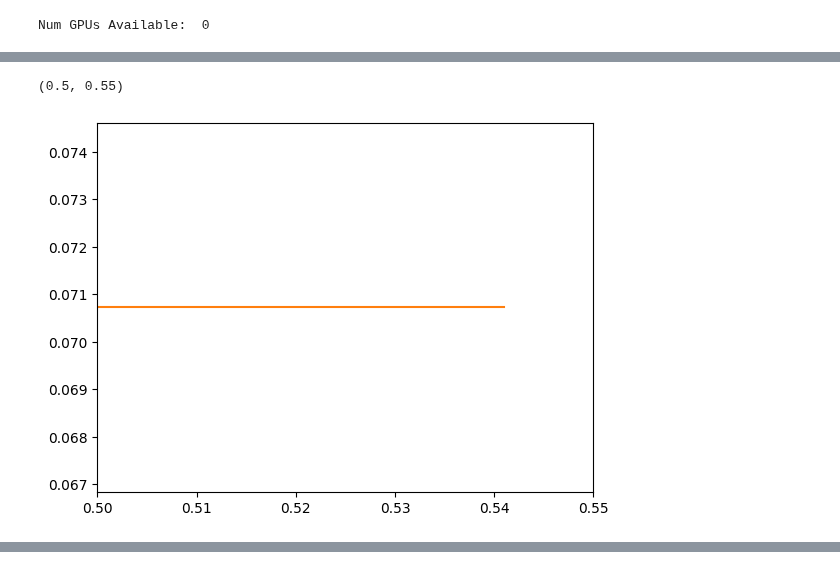
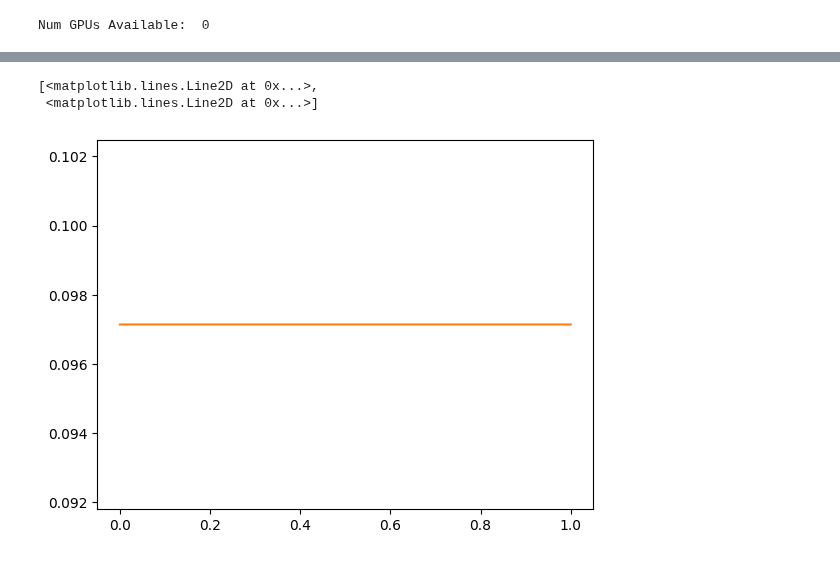
Before and after one commit to KulsonKula/Analiza-i-modelowanie-procesow-zwiazanych-z-systemem-centralnego-ogrzewania, a Jupyter notebook: kod.IPYNB, the cells around one changed output, grey strips where cells are left out. Saved outputs shown, nothing was run; the diff lists cells and outputs as text; code cells hidden in the pictures.

```diff
--- a/kod.IPYNB
+++ b/kod.IPYNB
@@ -42,3 +45,14 @@ y=dataset.drop(columns="Dzien_tygodnia")
 y=y.drop(columns="Czas_dnia")
 
 x_train, x_test, y_train, y_test = train_test_split(x, y, test_size=0.2, random_state=42)
+
+model = tf.keras.models.Sequential([
+      tf.keras.layers.Dense(128, activation='relu', input_shape=(2,)),
+      tf.keras.layers.Dense(64, activation='relu'),
+      tf.keras.layers.Dense(32, activation='relu'),
+      tf.keras.layers.Dense(1,activation='linear')
+])
+
+model.compile(optimizer=tf.optimizers.Adam(learning_rate=0.01),
+              loss="mse",
+              metrics=['mae'])
@@ -61,10 +60,0 @@ y_train
-# %%
-model = tf.keras.models.Sequential([
-      tf.keras.layers.Dense(1024, activation='relu', input_shape=(2,)),
-      tf.keras.layers.Dense(512, activation='relu'),
-      tf.keras.layers.Dense(256, activation='relu'),
-      tf.keras.layers.Dense(128, activation='relu'),
-      tf.keras.layers.Dense(64, activation='relu'),
-      tf.keras.layers.Dense(32, activation='relu'),
-      tf.keras.layers.Dense(1,activation='linear')
-])
@@ -156,7 +80,7 @@ To silence this warning, decorate the function with @tf.autograph.experimental.d
-# %%
-plt.plot(flow_time, flow_result)
-
-plt.xlim(0.5, 0.55)
-# %% [output]
-(0.5, 0.55)
-[figure, removed]
+# %%
+flow_time=np.arange(0,1,1/3600)
+flow_time=np.vstack((1*np.ones_like(flow_time, dtype=int),flow_time)).T
+flow_result = model.predict(flow_time)
+
+plt.plot(flow_time, flow_result)
+# %% [output]
@@ -162,0 +88,3 @@ plt.xlim(0.5, 0.55)
+[<matplotlib.lines.Line2D at 0x...>,
+ <matplotlib.lines.Line2D at 0x...>]
+[figure, added]
```
Also changed, not shown: parts of 26 cells of this notebook.
